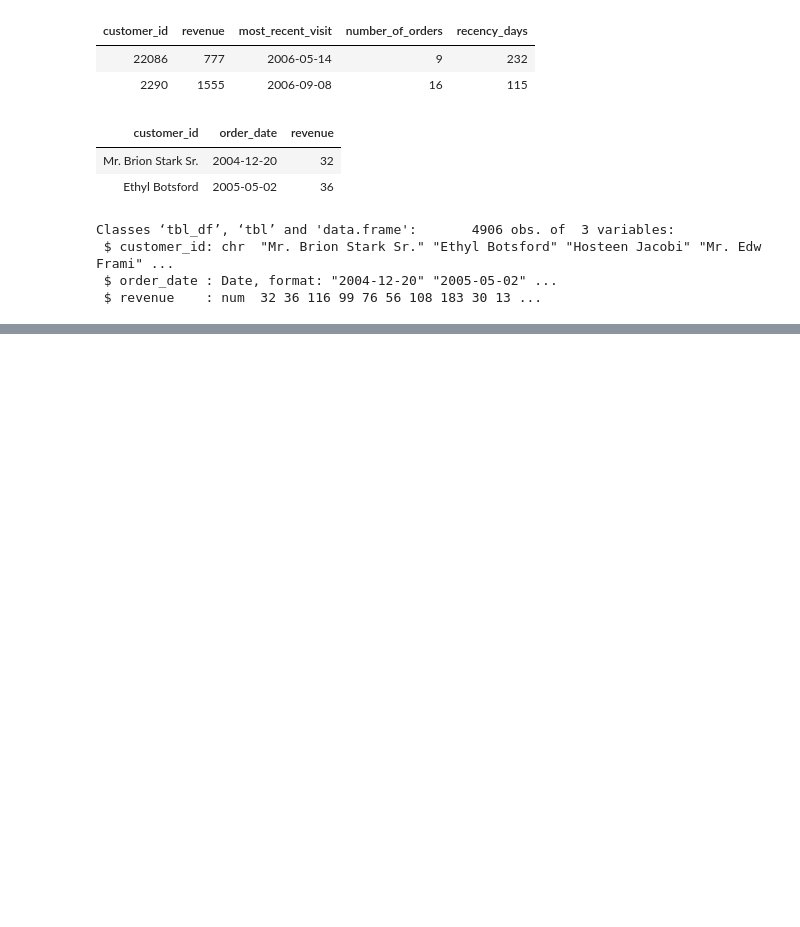
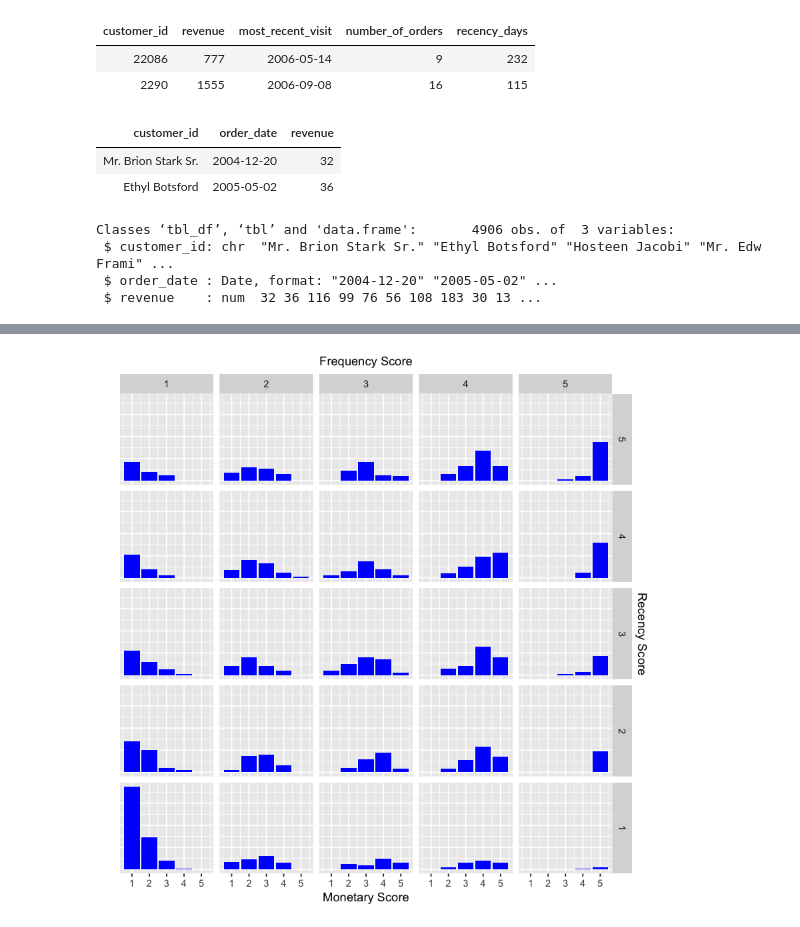
Before and after one commit to zhenxu66/R_business_analyst, a Jupyter notebook: RFM.ipynb, the cells around one changed output, grey strips where cells are left out. Saved outputs shown, nothing was run; the diff lists cells and outputs as text; code cells hidden in the pictures; blank space fills up the shorter version.

```diff
--- a/RFM.ipynb
+++ b/RFM.ipynb
@@ -89,0 +93,6 @@ head(rfm_result$rfm,2)
+# %%
+# Bar Chart
+rfm_bar_chart(rfm_result)
+#Recency =1 all money goes to Frequency =1
+# %% [output]
+[figure, added]
```
Also changed, not shown: parts of 29 cells of this notebook.
